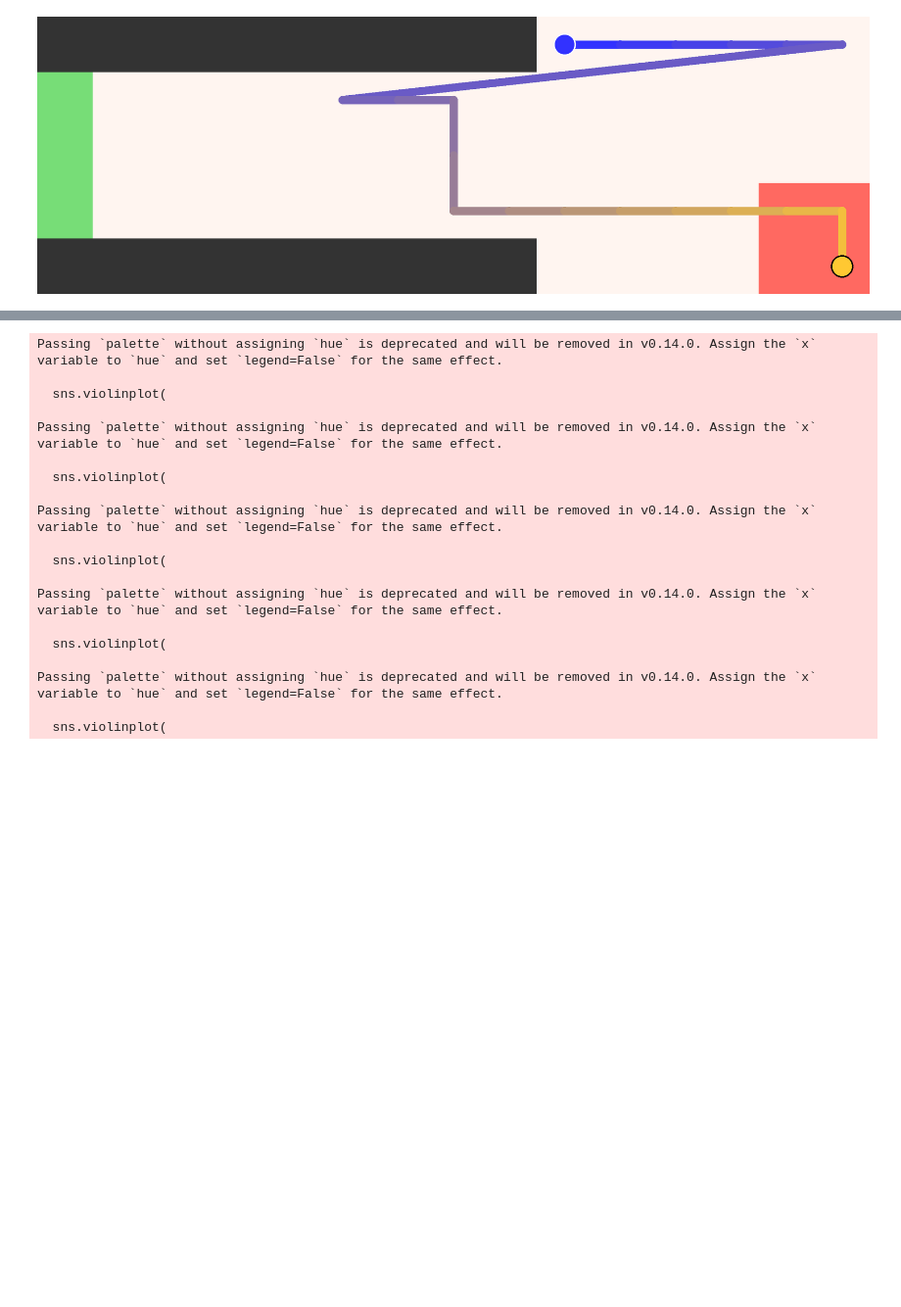
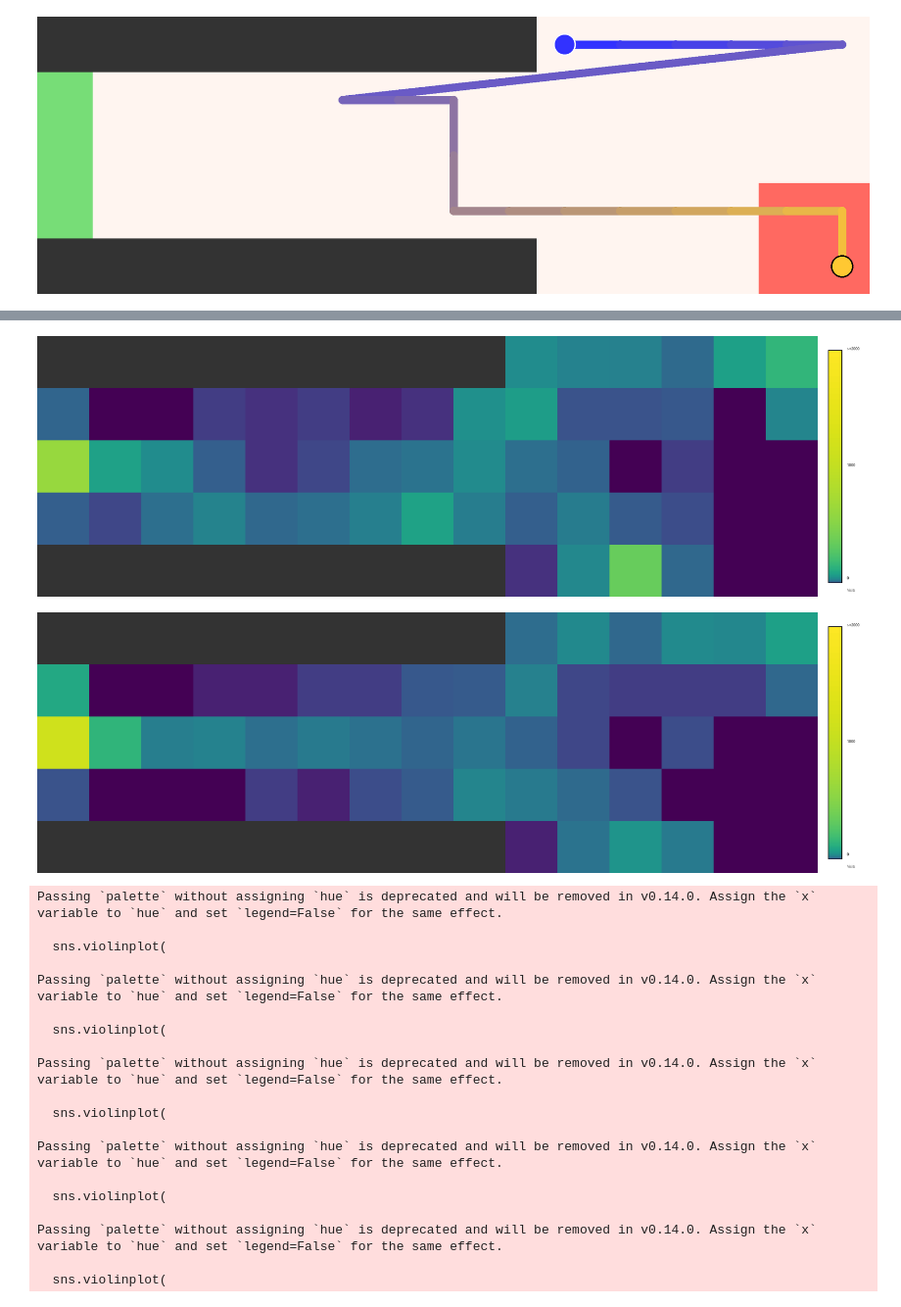
Before and after one commit to hridaik/social-defeat, a Jupyter notebook: vis.ipynb, the cells around one changed output, grey strips where cells are left out. Shown at 98% size. Saved outputs shown, nothing was run; the diff lists cells and outputs as text; code cells hidden in the pictures; blank space fills up the shorter version.

```diff
--- a/vis.ipynb
+++ b/vis.ipynb
@@ -318,3 +422,15 @@ final_composite
+# %%
+# max_v = max(max(Counter(trajectory_16_pre).values()), max(Counter(trajectory_16_post).values()))
+max_v = 2000
+thres = 1
+heatmap_16_pre = draw_heatmap(trajectory_16_pre, saturation_threshold = thres, max_visits=max_v)
+heatmap_16_post = draw_heatmap(trajectory_16_post, saturation_threshold = thres, max_visits=max_v)
+
+display(heatmap_16_pre)
+display(heatmap_16_post)
+# %% [output]
+[figure, added]
+[figure, added]
 # %%
 import matplotlib.pyplot as plt
 import seaborn as sns
```
Also changed, not shown: parts of 11 cells of this notebook, 8 other files.
